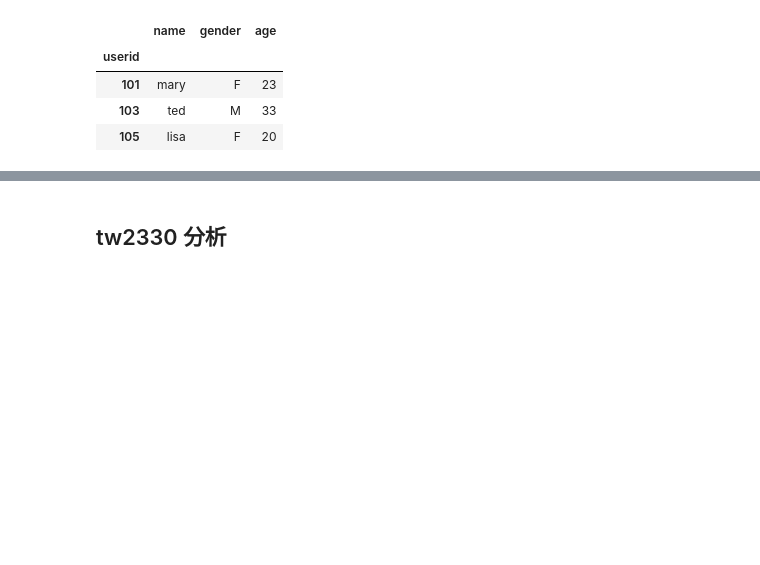
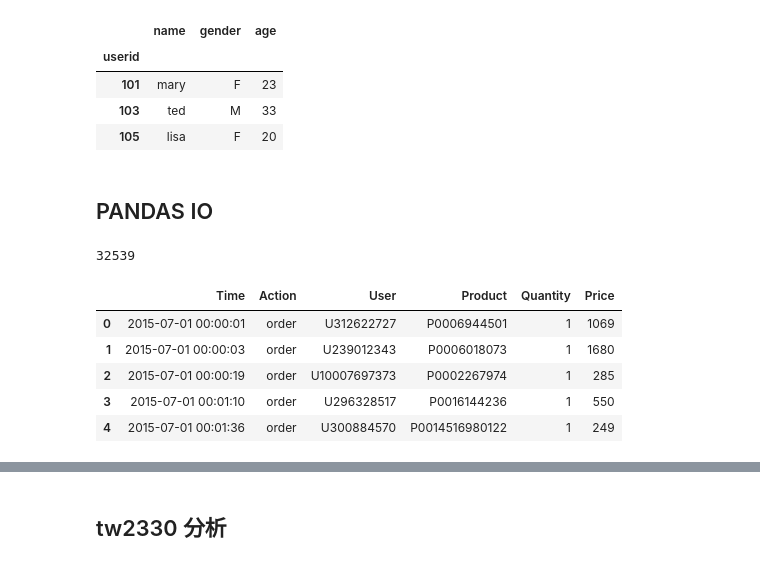
Before and after one commit to ywchiu/twmpython, a Jupyter notebook: 20160628Demo.ipynb, the cells around one changed output, grey strips where cells are left out. Drawn from its saved outputs; the diff is of its cells as text; code cells hidden in the pictures; blank space fills up the shorter version.

Commit message:
add dataset

```diff
--- a/20160628Demo.ipynb
+++ b/20160628Demo.ipynb
@@ -841,3 +841,28 @@ df.loc[[101,103,105]]
 | 101 | mary | F | 23 |
 | 103 | ted | M | 33 |
 | 105 | lisa | F | 20 |
+# %% [markdown]
+## PANDAS IO
+# %%
+from collections import Counter
+c  = Counter()
+with open('dataset/purchase_order.tab') as f:
+    for line in f.readlines():
+        ele = line.strip().split('\t')
+        c[ele[2]] +=1
+print len(c)
+# %% [output]
+32539
+# %%
+import pandas as pd
+m_cols = ['Time','Action','User','Product', 'Quantity','Price']
+
+df = pd.read_csv('dataset/purchase_order.tab', sep= '\t',names=m_cols)
+df.head()
+# %% [output]
+|  | Time | Action | User | Product | Quantity | Price |
+| 0 | 2015-07-01 00:00:01 | order | U312622727 | P0006944501 | 1 | 1069 |
+| 1 | 2015-07-01 00:00:03 | order | U239012343 | P0006018073 | 1 | 1680 |
+| 2 | 2015-07-01 00:00:19 | order | U10007697373 | P0002267974 | 1 | 285 |
+| 3 | 2015-07-01 00:01:10 | order | U296328517 | P0016144236 | 1 | 550 |
+| 4 | 2015-07-01 00:01:36 | order | U300884570 | P0014516980122 | 1 | 249 |
```
Also changed, not shown: parts of 25 cells of this notebook.
